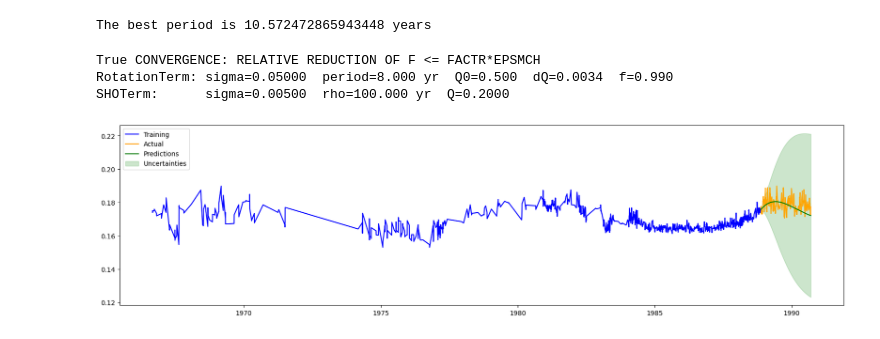
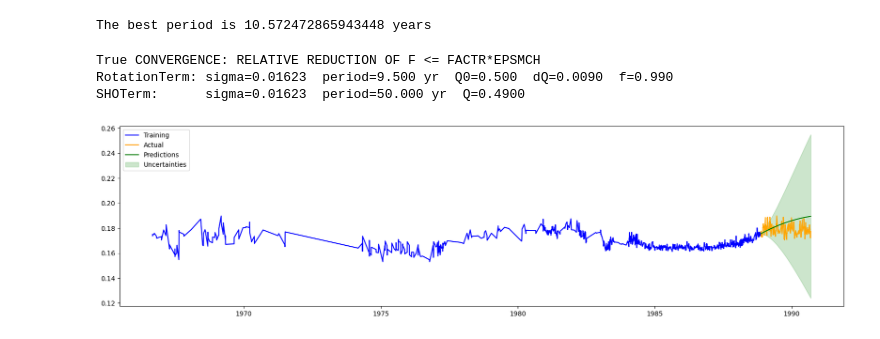
Before and after one commit to JoeyWee1/SolarCycleForecasting, a Jupyter notebook: WGPR.ipynb, the cells around one changed output. Saved outputs shown, nothing was run; the diff lists cells and outputs as text; code cells hidden in the pictures.

Commit message:
a few various attempts; no outstanding results

```diff
--- a/WGPR.ipynb
+++ b/WGPR.ipynb
@@ -325,8 +336,24 @@ print(f"The best period is {best_period} years")
 [figure]
 The best period is 10.572472865943448 years
 # %%
+from scipy.optimize import optimize
+
 train_mean = train_df["sind"].mean()
 train_std  = train_df["sind"].std()
+
+# It appears that previous attempts were not updating the SHO terms
+# Set params has to be different due to the new kernel
+def set_params(log_params, gp):
+    vals = np.exp(log_params)
+    gp.kernel = terms.RotationTerm(sigma=vals[0], period=vals[1], Q0=vals[2], dQ=vals[3], f=vals[4]) # have to replace the kernel otherwise the values don't change
+    gp.kernel += terms.SHOTerm(S0=vals[5], Q=vals[6], w0=vals[7])
+    return gp
+
+def NLL(log_params, gp, y):
+    gp = set_params(log_params, gp)
+    gp.recompute(quiet=True)
+    return -gp.log_likelihood(y)
+
 
 # quasii-periodic kernel: RotationTerm = two SHO terms
 initial_params = {
@@ -355,13 +382,15 @@ initial_guess = np.log([
     initial_params["sho_Q"]
 ])
 
+sigma_upper = 3 * train_std
+
 bounds = [
-    (np.log(0.001), np.log(0.05)),   # rot_sigma: near data std
-    (np.log(8.0),   np.log(14.0)),   # rot_period: solar cycle range
+    (np.log(0.001), np.log(sigma_upper)),   # rot_sigma: near data std
+    (np.log(9.5),   np.log(12.0)),   # rot_period: solar cycle range
     (np.log(0.5),   np.log(10.0)),   # rot_Q0: force underdamped (>0.5)
     (np.log(0.001), np.log(5.0)),    # rot_dQ
     (np.log(0.01),  np.log(0.99)),   # rot_f: fraction in (0,1)
-    (np.log(0.001), np.log(0.02)),   # sho_sigma
+    (np.log(0.001), np.log(sigma_upper)),   # sho_sigma
     (np.log(50.0),  np.log(500.0)),  # sho_rho: long-period trend >> 11 yr
     (np.log(0.01),  np.log(0.49)),   # sho_Q: force overdamped (<0.5)
 ]
@@ -385,34 +414,34 @@ gp.compute(train_df['year'], yerr=1e-3)
 gp_res = minimize(NLL, initial_guess, args=(gp, train_df["sind"].to_numpy()), method="L-BFGS-B", bounds=bounds)
 gp = set_params(gp_res.x, gp)
 gp.recompute()
 
 best = np.exp(gp_res.x)
 print(gp_res.success, gp_res.message)
 print(f"RotationTerm: sigma={best[0]:.5f}  period={best[1]:.3f} yr  Q0={best[2]:.3f}  dQ={best[3]:.4f}  f={best[4]:.3f}")
-print(f"SHOTerm:      sigma={best[5]:.5f}  rho={best[6]:.3f} yr  Q={best[7]:.4f}")
+print(f"SHOTerm:      sigma={best[5]:.5f}  period={best[6]:.3f} yr  Q={best[7]:.4f}")
 
 # now predict
 t_pred = valid_df['year']
 mu_lt, cov_lt = gp.predict(train_df['sind'], t = t_pred, return_var = True) # lt indicates long term component from SHOTerm
 sigma_lt = np.sqrt(cov_lt)
 
 # plot the lt results
 
 results_lt = pd.DataFrame({
     'forecast' : mu_lt,
     'lower'    : mu_lt - sigma_lt,
     'upper'    : mu_lt + sigma_lt,
 }, index=valid_df.index)
 
 plot_predictions(
     trainingset=train_df,
     validset=valid_df,
     results=results_lt
                  )
 
 # sigma=0.00654  period=13.729 yr  Q0=0.000  dQ=0.0022  f=0.115
 # %% [output]
 True CONVERGENCE: RELATIVE REDUCTION OF F <= FACTR*EPSMCH
-RotationTerm: sigma=0.05000  period=8.000 yr  Q0=0.500  dQ=0.0034  f=0.990
-SHOTerm:      sigma=0.00500  rho=100.000 yr  Q=0.2000
+RotationTerm: sigma=0.01623  period=9.500 yr  Q0=0.500  dQ=0.0090  f=0.990
+SHOTerm:      sigma=0.01623  period=50.000 yr  Q=0.4900
-[figure, old version]
+[figure, new version]
```
Also changed, not shown: parts of 15 cells of this notebook, 1 other file.
